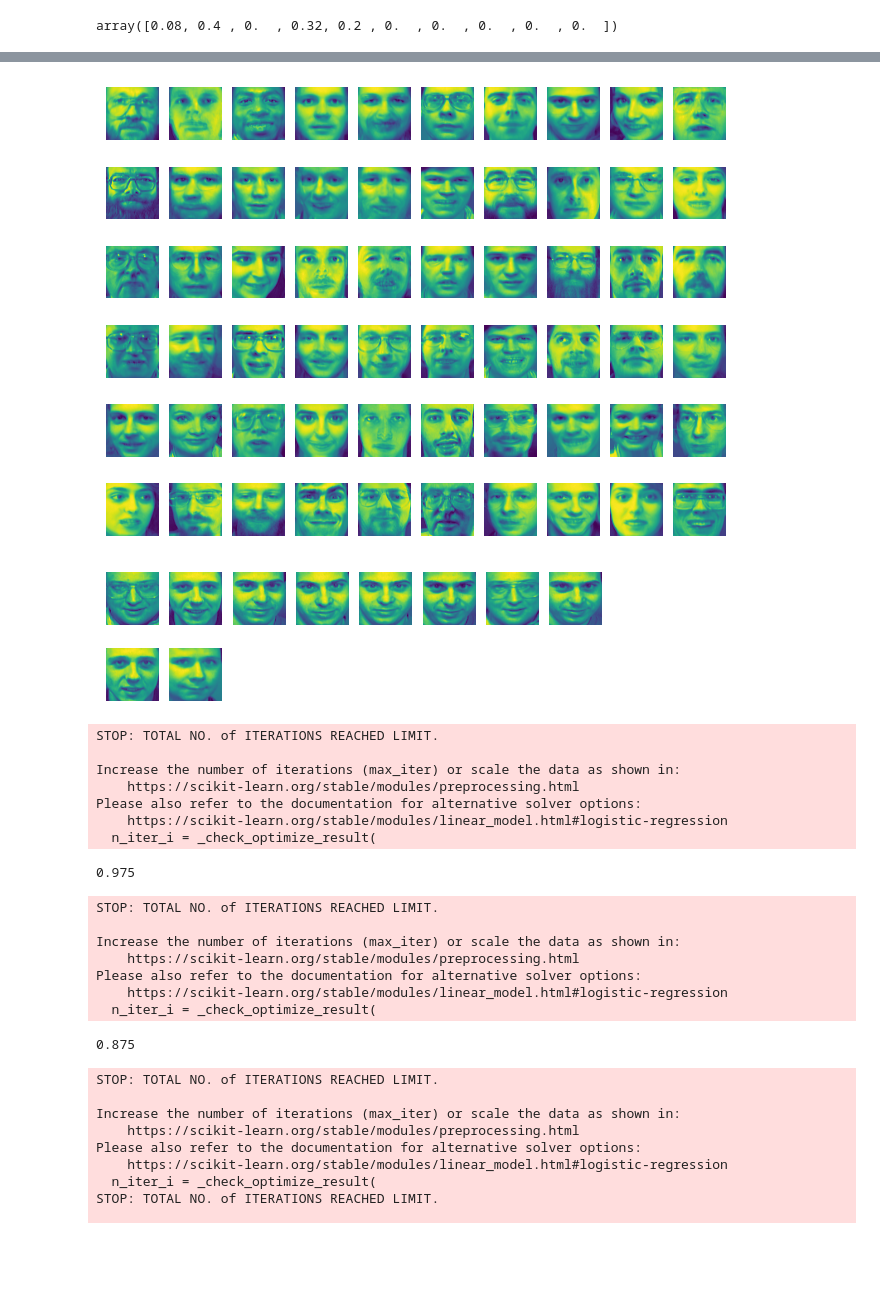
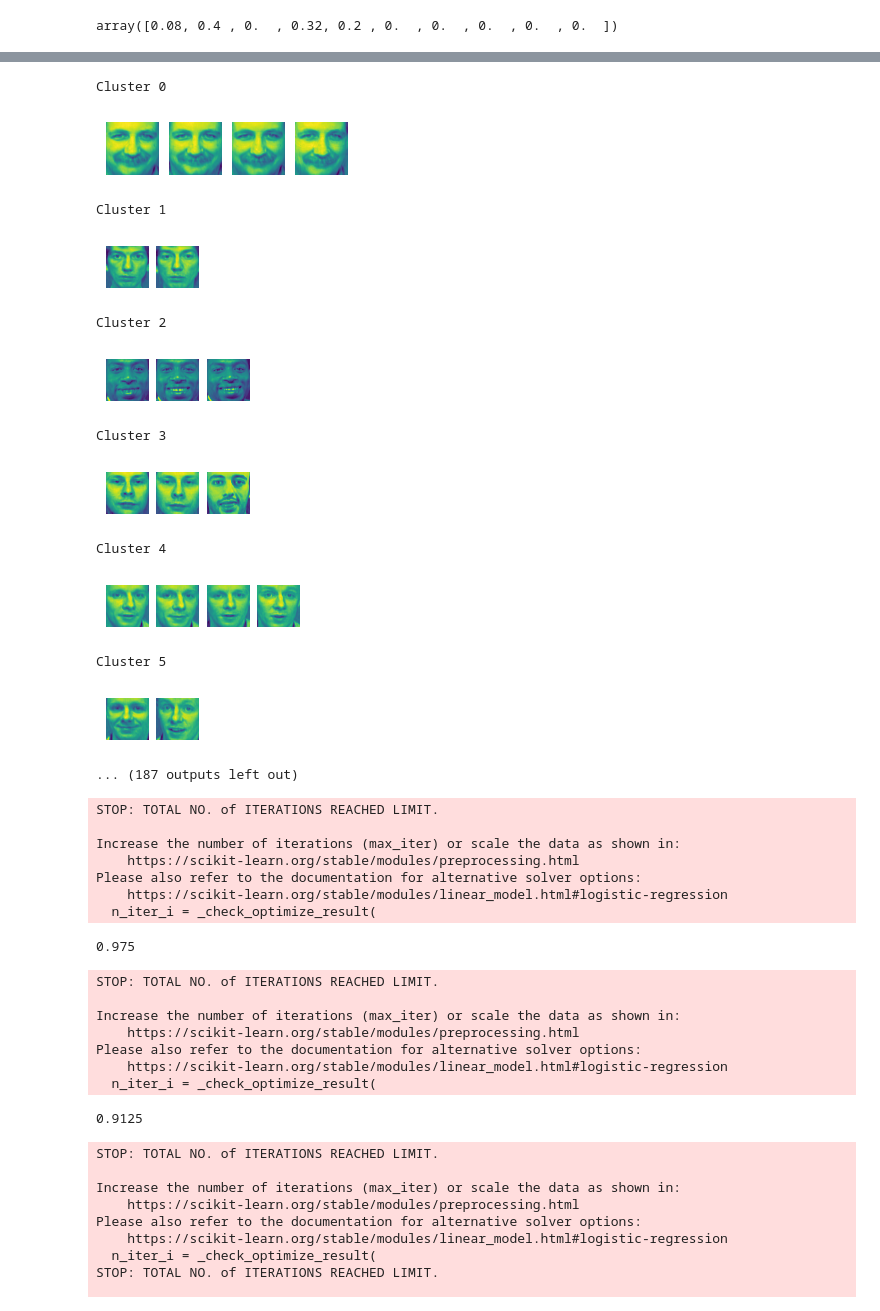
Before and after one commit to educhav/homl, a Jupyter notebook: ch09_unsupervised_learning/UL.ipynb, the cells around one changed output, grey strips where cells are left out. Drawn from its saved outputs; the diff is of its cells as text; code cells hidden in the pictures; blank space fills up the shorter version.

```diff
--- a/ch09_unsupervised_learning/UL.ipynb
+++ b/ch09_unsupervised_learning/UL.ipynb
@@ -533,16 +533,14 @@ y_train = y_train_valid[train_idx]
 X_valid = X_train_valid[valid_idx]
 y_valid = y_train_valid[valid_idx]
 # %%
+# Perform PCA to reduce dimensionality of Olivetti dataset
 from sklearn.decomposition import PCA
 
 pca = PCA(n_components=0.99)
 
-X_train = pca.fit_transform(X_train)
-X_valid = pca.transform(X_valid)
-X_test = pca.transform(X_test)
-
-from sklearn.cluster import KMeans
-kmeans = KMeans(n_clusters=60, n_init=10).fit(X_train)
+X_train_reduced = pca.fit_transform(X_train)
+X_valid_reduced = pca.transform(X_valid)
+X_test_reduced = pca.transform(X_test)
 # %%
 pca.n_components_
 # %% [output]
@@ -550,42 +567,52 @@ pca.n_components_
 # %%
+# Plot representative images of each cluster
 import matplotlib.pyplot as plt
+kmeans = KMeans(n_clusters=120).fit(X_train_reduced)
 
 plt.figure(figsize=(8,6))
 
 def plot_imgs(imgs):
     for index, img in enumerate(imgs):
-        img = img.reshape(64,64)
         plt.subplot(6, 10, index + 1)
-        plt.imshow(img)
+        plt.imshow(pca.inverse_transform(img).reshape(64,64))
         plt.axis("off")
+    plt.show()
 
-plot_imgs(kmeans.cluster_centers_)
+for cluster_id in np.unique(kmeans.labels_):
+    print("Cluster", cluster_id)
+    in_cluster = kmeans.labels_==cluster_id
+    faces = X_train_reduced[in_cluster]
+    plot_imgs(faces)
+
+# plot_imgs(kmeans.cluster_centers_)
 # %% [output]
+Cluster 0
-[figure, old version]
+[figure, new version]
+Cluster 1
+[figure, added]
+Cluster 2
+[figure, added]
+Cluster 3
+[figure, added]
+Cluster 4
+[figure, added]
+Cluster 5
+[figure, added]
+... (187 outputs left out)
-# %%
-imgs = []
-
-for index,label in enumerate(kmeans.labels_):
-    if label == 7:
-        imgs.append(X_train[index])
-
-plot_imgs(imgs)
-# %% [output]
-[figure, removed]
 # %%
 from sklearn.pipeline import Pipeline
 from sklearn.linear_model import LogisticRegression
 
 log_reg = LogisticRegression()
-log_reg.fit(X_train, y_train)
-print(log_reg.score(X_valid, y_valid))
+log_reg.fit(X_train_reduced, y_train)
+print(log_reg.score(X_valid_reduced, y_valid))
 
 pipeline = Pipeline([
     ('kmeans', KMeans(n_clusters=120, n_init=10)),
     ('log_reg', LogisticRegression())
 ])
-pipeline.fit(X_train, y_train)
-pipeline.score(X_valid, y_valid)
+pipeline.fit(X_train_reduced, y_train)
+pipeline.score(X_valid_reduced, y_valid)
 # %% [output]
 STOP: TOTAL NO. of ITERATIONS REACHED LIMIT.
 
@@ -602,7 +629,7 @@ Increase the number of iterations (max_iter) or scale the data as shown in:
 Please also refer to the documentation for alternative solver options:
     https://scikit-learn.org/stable/modules/linear_model.html#logistic-regression
   n_iter_i = _check_optimize_result(
-0.875
+0.9125
 # %%
 from sklearn.model_selection import GridSearchCV
 param_grid = [
```
Also changed, not shown: parts of 14 cells of this notebook, 2 other files.
